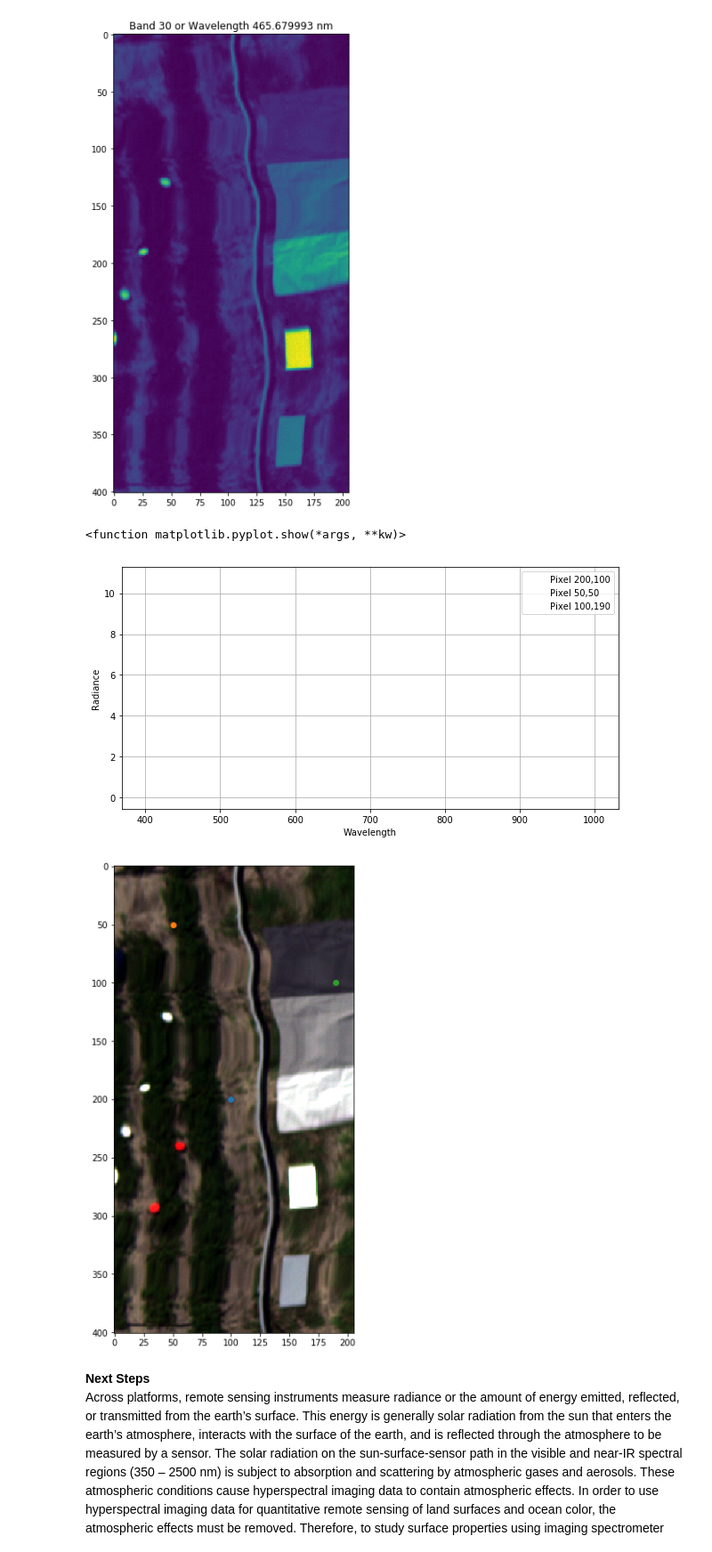
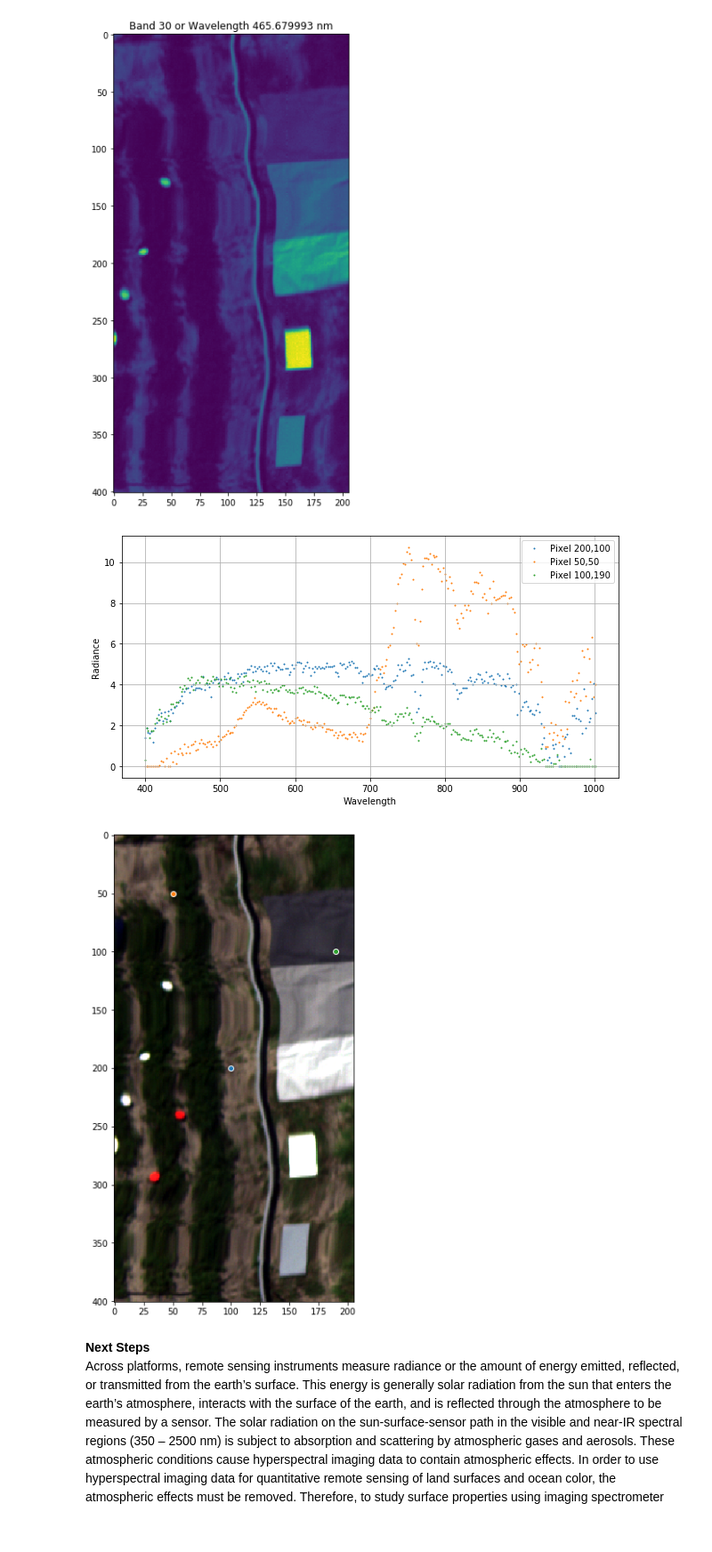
Before and after one commit to GatorSense/AtmosphericCorrectionIntroduction, a Jupyter notebook: 1. Atmospheric Correction Intro.ipynb, the cells around one changed output. Shown: that part at 89% size. Saved outputs shown, nothing was run; the diff lists cells and outputs as text; code cells hidden in the pictures.

```diff
--- a/1. Atmospheric Correction Intro.ipynb
+++ b/1. Atmospheric Correction Intro.ipynb
@@ -102,33 +102,30 @@ Text(0.5, 1.0, 'Band 30 or Wavelength 465.679993 nm')
 # %%
 # Plot some pixels from image
 x = [200, 50, 100]
 y = [100, 50, 190]
 
+# Loop through spectra to plot
 plt.figure(figsize=(10,5))
 text = []
-
-# Loop through spectra to plot
 for i in range(0,len(x)):
     window = ((x[i], x[i] + 1), (y[i], y[i] + 1))
     data = imgFile.read(window=window)  # Extract spectra from image
     pixel = np.transpose(data[:, 0, 0])
     text.append('Pixel ' + str(x[i]) + ',' + str(y[i]))
-    plt.scatter(wave,pixel, s=1, edgecolors='w')
+    plt.scatter(wave,pixel, s=1)
 plt.legend(text)
 plt.ylabel('Radiance')
 plt.xlabel('Wavelength')
 plt.grid(b=1)
 
 # Look at the scatter plots of the spectra
 plt.figure(figsize=(10,10)) #
 plt.imshow(rgb_image)
 for i in range(0,len(x)):
-    plt.scatter(y[i],x[i])
-plt.show
+    plt.scatter(y[i],x[i], edgecolors='w')
 # %% [output]
-<function matplotlib.pyplot.show(*args, **kw)>
-[figure, old version]
+[figure, new version]
-[figure, old version]
+[figure, new version]
 # %% [markdown]
 **Next Steps**
 Across platforms, remote sensing instruments measure radiance or the amount of energy emitted, reflected, or transmitted from the earth’s surface. This energy is generally solar radiation from the sun that enters the earth’s atmosphere, interacts with the surface of the earth, and is reflected through the atmosphere to be measured by a sensor. The solar radiation on the sun-surface-sensor path in the visible and near-IR spectral regions (350 – 2500 nm) is subject to absorption and scattering by atmospheric gases and aerosols. These atmospheric conditions cause hyperspectral imaging data to contain atmospheric effects. In order to use hyperspectral imaging data for quantitative remote sensing of land surfaces and ocean color, the atmospheric effects must be removed. Therefore, to study surface properties using imaging spectrometer data, accurate removal of atmospheric absorption and scattering effects is required. This process, called atmospheric correction, is essential to convert radiances measured by the sensors to reflectances of surface materials. Since the mid-1980s, atmospheric correction algorithms have evolved from the empirical line approach to rigorous radiative transfer modeling approaches.
```
Also changed, not shown: parts of 1 cell of this notebook, 3 other files.
